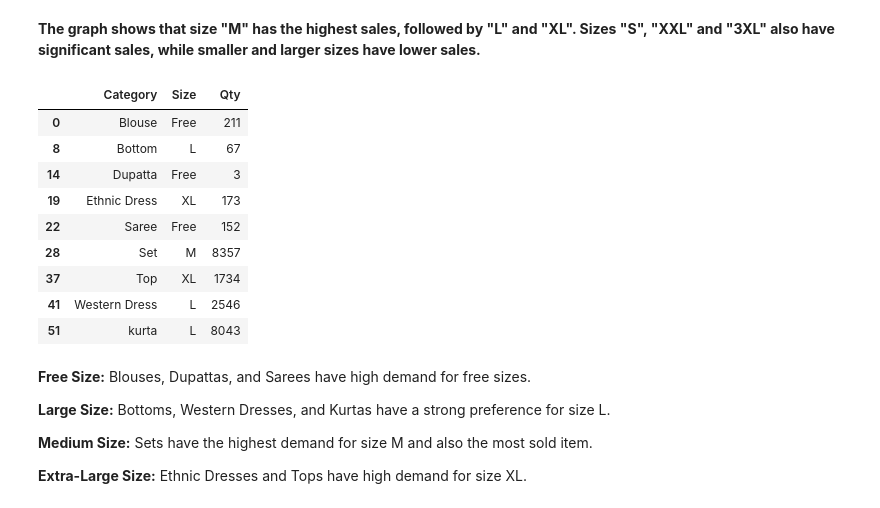
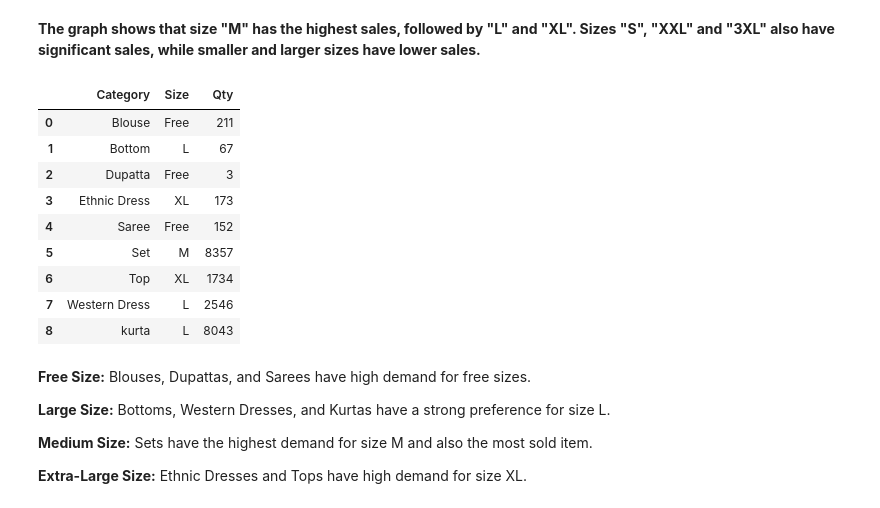
Before and after one commit to Usayed777/PortfolioProjects, a Jupyter notebook: Amazon.ipynb, the cells around one changed output. Cells and saved outputs as stored; diff of their text form; code cells hidden in the pictures.

```diff
--- a/Amazon.ipynb
+++ b/Amazon.ipynb
@@ -697,21 +691,22 @@ plt.show()
 # %%
 category_size_sales = df.groupby(['Category', 'Size'])['Qty'].sum().reset_index()
 top_sizes_by_category = category_size_sales.sort_values(['Category', 'Qty'], ascending=[True, False]).drop_duplicates('Category')
+top_sizes_by_category.reset_index(drop=True, inplace=True)
 
 styled_table = apply_table_style(top_sizes_by_category)
 
 styled_table
 # %% [output]
 |  | Category | Size | Qty |
 | 0 | Blouse | Free | 211 |
-| 8 | Bottom | L | 67 |
-| 14 | Dupatta | Free | 3 |
-| 19 | Ethnic Dress | XL | 173 |
-| 22 | Saree | Free | 152 |
-| 28 | Set | M | 8357 |
-| 37 | Top | XL | 1734 |
-| 41 | Western Dress | L | 2546 |
-| 51 | kurta | L | 8043 |
+| 1 | Bottom | L | 67 |
+| 2 | Dupatta | Free | 3 |
+| 3 | Ethnic Dress | XL | 173 |
+| 4 | Saree | Free | 152 |
+| 5 | Set | M | 8357 |
+| 6 | Top | XL | 1734 |
+| 7 | Western Dress | L | 2546 |
+| 8 | kurta | L | 8043 |
 # %% [markdown]
 **Free Size:** Blouses, Dupattas, and Sarees have high demand for free sizes.
 
```
Also changed, not shown: parts of 2 cells of this notebook.
